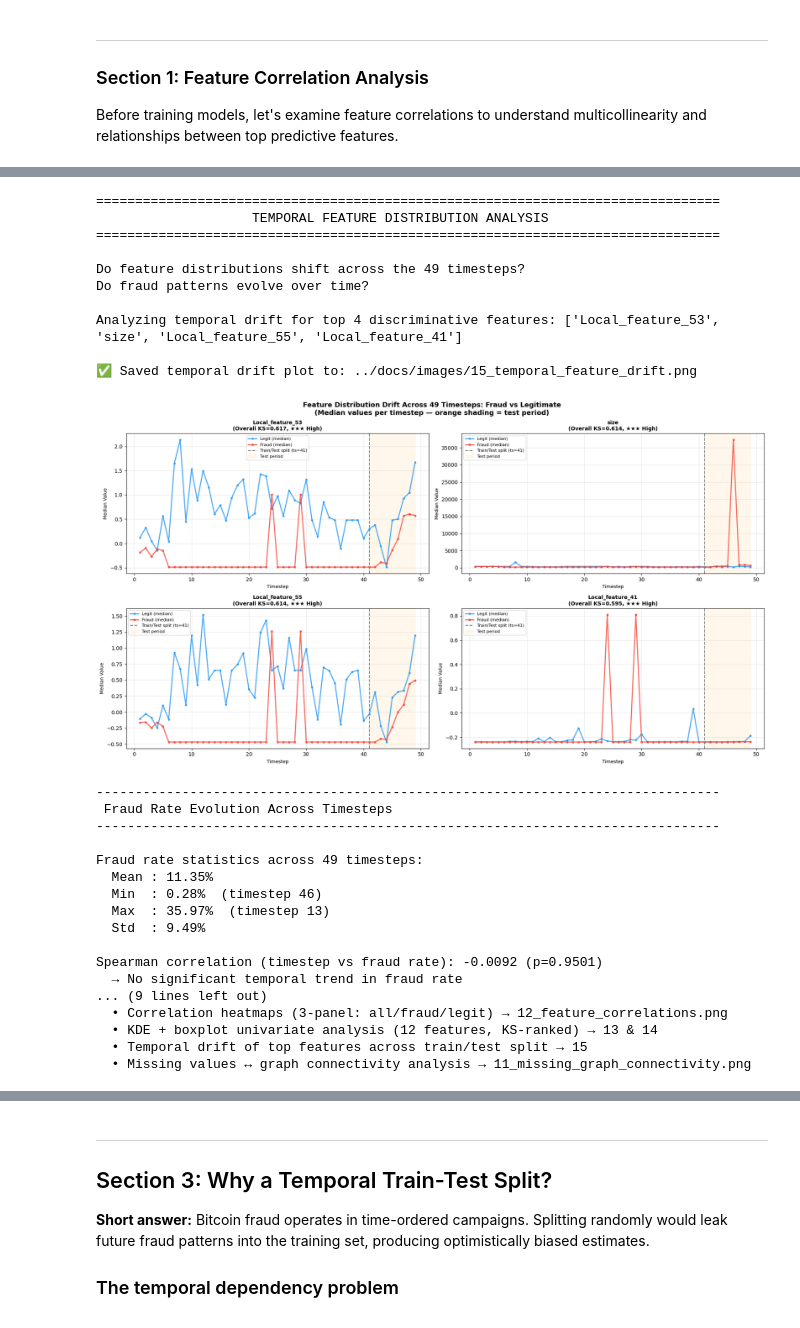
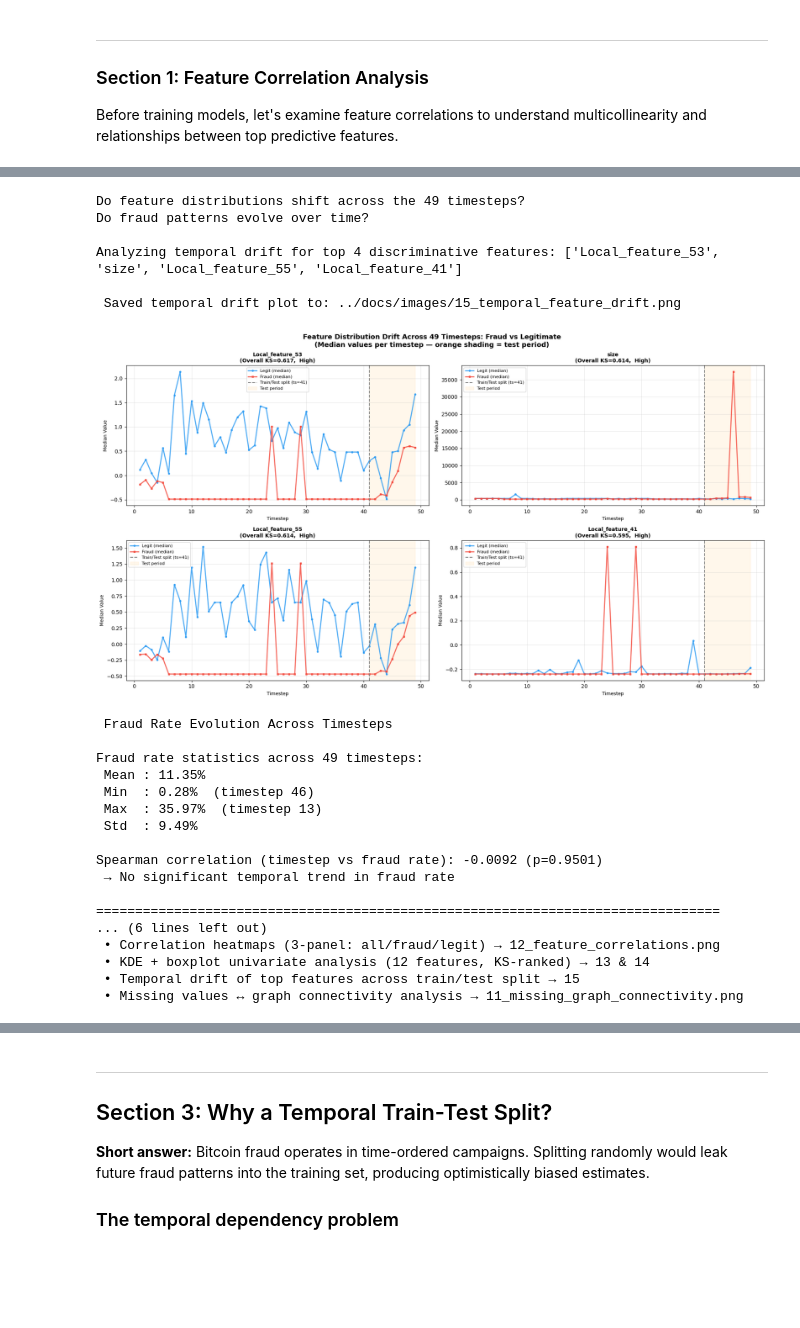
Before and after one commit to Abhinawap/elliptic-fraud-detection, a Jupyter notebook: notebooks/03_feature_analysis.ipynb, the cells around one changed output, grey strips where cells are left out. Saved outputs shown, nothing was run; the diff lists cells and outputs as text; code cells hidden in the pictures; blank space fills up the shorter version.

```diff
--- a/notebooks/03_feature_analysis.ipynb
+++ b/notebooks/03_feature_analysis.ipynb
@@ -388,7 +383,7 @@ reject_fdr, pvals_fdr, _, _ = multipletests(ks_pvals, method='fdr_bh', alpha=0.0
 print(" Benjamini-Hochberg FDR Correction (12 simultaneous KS tests)")
 print(f"\n{'Feature':<30} {'Raw p':>12} {'BH-adj p':>12} {'Significant':>12}")
 for feat, raw_p, adj_p, sig in zip(ks_features, ks_pvals, pvals_fdr, reject_fdr):
-    sig_str = "✓ Yes" if sig else "✗ No"
+    sig_str = " Yes" if sig else "- No"
     print(f"{feat:<30} {raw_p:>12.2e} {adj_p:>12.2e} {sig_str:>12}")
 
 n_sig = reject_fdr.sum()
@@ -416,17 +411,14 @@ All 12 features survive correction — signals are strong (large n, large KS sta
 Note: BH-FDR is conservative for highly correlated tests (our features are
 correlated), so true discovery rate is likely even lower than reported.
 # %%
-# ── Temporal Feature Distribution Analysis ───────────────────────────────────
 print("\nDo feature distributions shift across the 49 timesteps?")
 print("Do fraud patterns evolve over time?")
 
-# Select top 4 discriminative features for temporal analysis (from KS ranking)
 temporal_features = [r['feature'] for r in ks_df[:4]]
 print(f"\nAnalyzing temporal drift for top 4 discriminative features: {temporal_features}")
 
 timesteps = sorted(labeled['Time step'].unique())
 
-# ── Statistical drift: median per timestep for fraud vs legit ────────────────
 fig, axes = plt.subplots(2, 2, figsize=(18, 10))
 axes = axes.flatten()
 
@@ -447,7 +439,6 @@ for idx, feat in enumerate(temporal_features):
     ax.plot(ts_labels, fraud_medians, color='#F44336', lw=2, marker='s', markersize=3,
             label='Fraud (median)', alpha=0.8)
 
-    # Shade test period (timesteps 41-49)
     ax.axvline(x=41, color='gray', linestyle='--', lw=1.5, label='Train/Test split (ts=41)')
     ax.axvspan(41, max(ts_labels), alpha=0.08, color='orange', label='Test period')
 
@@ -467,72 +458,67 @@ fig.suptitle(
 plt.tight_layout()
 save_path_temporal = '../docs/images/15_temporal_feature_drift.png'
 plt.savefig(save_path_temporal, dpi=150, bbox_inches='tight')
-print(f"\n✅ Saved temporal drift plot to: {save_path_temporal}")
+print(f"\n Saved temporal drift plot to: {save_path_temporal}")
 plt.show()
 
-# ── Fraud rate evolution ─────────────────────────────────────────────────────
 print(" Fraud Rate Evolution Across Timesteps")
 
 fraud_rates = []
 for ts in timesteps:
     ts_data = labeled[labeled['Time step'] == ts]
     n_fraud = (ts_data['class'] == 1).sum()
     n_total = len(ts_data)
     fraud_rates.append({'timestep': ts, 'fraud_rate': n_fraud / n_total * 100,
                         'n_fraud': n_fraud, 'n_total': n_total})
 
 fraud_rate_df = pd.DataFrame(fraud_rates)
 
 print(f"\nFraud rate statistics across 49 timesteps:")
-print(f"  Mean : {fraud_rate_df['fraud_rate'].mean():.2f}%")
-print(f"  Min  : {fraud_rate_df['fraud_rate'].min():.2f}%  (timestep {fraud_rate_df.loc[fraud_rate_df['fraud_rate'].idxmin(), 'timestep']})")
-print(f"  Max  : {fraud_rate_df['fraud_rate'].max():.2f}%  (timestep {fraud_rate_df.loc[fraud_rate_df['fraud_rate'].idxmax(), 'timestep']})")
-print(f"  Std  : {fraud_rate_df['fraud_rate'].std():.2f}%")
+print(f" Mean : {fraud_rate_df['fraud_rate'].mean():.2f}%")
+print(f" Min  : {fraud_rate_df['fraud_rate'].min():.2f}%  (timestep {fraud_rate_df.loc[fraud_rate_df['fraud_rate'].idxmin(), 'timestep']})")
+print(f" Max  : {fraud_rate_df['fraud_rate'].max():.2f}%  (timestep {fraud_rate_df.loc[fraud_rate_df['fraud_rate'].idxmax(), 'timestep']})")
+print(f" Std  : {fraud_rate_df['fraud_rate'].std():.2f}%")
 
-corr_rate, p_rate = spearmanr(fraud_rate_df['timestep'], fraud_rate_df['fraud_rate'])
+corr_rate, p_rate = stats.spearmanr(fraud_rate_df['timestep'], fraud_rate_df['fraud_rate'])
 print(f"\nSpearman correlation (timestep vs fraud rate): {corr_rate:.4f} (p={p_rate:.4f})")
 if abs(corr_rate) > 0.3 and p_rate < 0.05:
     trend = "INCREASING" if corr_rate > 0 else "DECREASING"
-    print(f"  → SIGNIFICANT temporal trend: Fraud rate is {trend} over time")
+    print(f" → SIGNIFICANT temporal trend: Fraud rate is {trend} over time")
 else:
-    print(f"  → No significant temporal trend in fraud rate")
+    print(f" → No significant temporal trend in fraud rate")
 
 print(f"\n" + "=" * 80)
 print(" PHASE 3 EDA VISUALIZATIONS COMPLETE")
-print(f"  13_univariate_distributions.png  — KDE plots: 12 features, fraud vs legit (KS-ranked)")
-print(f"  14_top_features_boxplots.png     — Notched boxplots: top 8 discriminative features")
-print(f"  15_temporal_feature_drift.png    — Median feature drift across 49 timesteps")
+print(f" 13_univariate_distributions.png  — KDE plots: 12 features, fraud vs legit (KS-ranked)")
+print(f" 14_top_features_boxplots.png     — Notched boxplots: top 8 discriminative features")
+print(f" 15_temporal_feature_drift.png    — Median feature drift across 49 timesteps")
 print(f"\n  Deep EDA section summary:")
-print(f"  • Correlation heatmaps (3-panel: all/fraud/legit) → 12_feature_correlations.png")
-print(f"  • KDE + boxplot univariate analysis (12 features, KS-ranked) → 13 & 14")
-print(f"  • Temporal drift of top features across train/test split → 15")
-print(f"  • Missing values ↔ graph connectivity analysis → 11_missing_graph_connectivity.png")
+print(f" • Correlation heatmaps (3-panel: all/fraud/legit) → 12_feature_correlations.png")
+print(f" • KDE + boxplot univariate analysis (12 features, KS-ranked) → 13 & 14")
+print(f" • Temporal drift of top features across train/test split → 15")
+print(f" • Missing values ↔ graph connectivity analysis → 11_missing_graph_connectivity.png")
 # %% [output]
-================================================================================
-                    TEMPORAL FEATURE DISTRIBUTION ANALYSIS
-================================================================================
-
 Do feature distributions shift across the 49 timesteps?
 Do fraud patterns evolve over time?
 
 Analyzing temporal drift for top 4 discriminative features: ['Local_feature_53', 'size', 'Local_feature_55', 'Local_feature_41']
 
-✅ Saved temporal drift plot to: ../docs/images/15_temporal_feature_drift.png
+ Saved temporal drift plot to: ../docs/images/15_temporal_feature_drift.png
-[figure, old version]
+[figure, new version]
---------------------------------------------------------------------------------
  Fraud Rate Evolution Across Timesteps
---------------------------------------------------------------------------------
 
 Fraud rate statistics across 49 timesteps:
-  Mean : 11.35%
-  Min  : 0.28%  (timestep 46)
-  Max  : 35.97%  (timestep 13)
-  Std  : 9.49%
+ Mean : 11.35%
+ Min  : 0.28%  (timestep 46)
+ Max  : 35.97%  (timestep 13)
+ Std  : 9.49%
 
 Spearman correlation (timestep vs fraud rate): -0.0092 (p=0.9501)
-  → No significant temporal trend in fraud rate
-... (9 lines left out)
-  • Correlation heatmaps (3-panel: all/fraud/legit) → 12_feature_correlations.png
-  • KDE + boxplot univariate analysis (12 features, KS-ranked) → 13 & 14
-  • Temporal drift of top features across train/test split → 15
-  • Missing values ↔ graph connectivity analysis → 11_missing_graph_connectivity.png
+ → No significant temporal trend in fraud rate
+
+================================================================================
+... (6 lines left out)
+ • Correlation heatmaps (3-panel: all/fraud/legit) → 12_feature_correlations.png
+ • KDE + boxplot univariate analysis (12 features, KS-ranked) → 13 & 14
+ • Temporal drift of top features across train/test split → 15
+ • Missing values ↔ graph connectivity analysis → 11_missing_graph_connectivity.png
```
Also changed, not shown: parts of 12 cells of this notebook, 5 other files.
